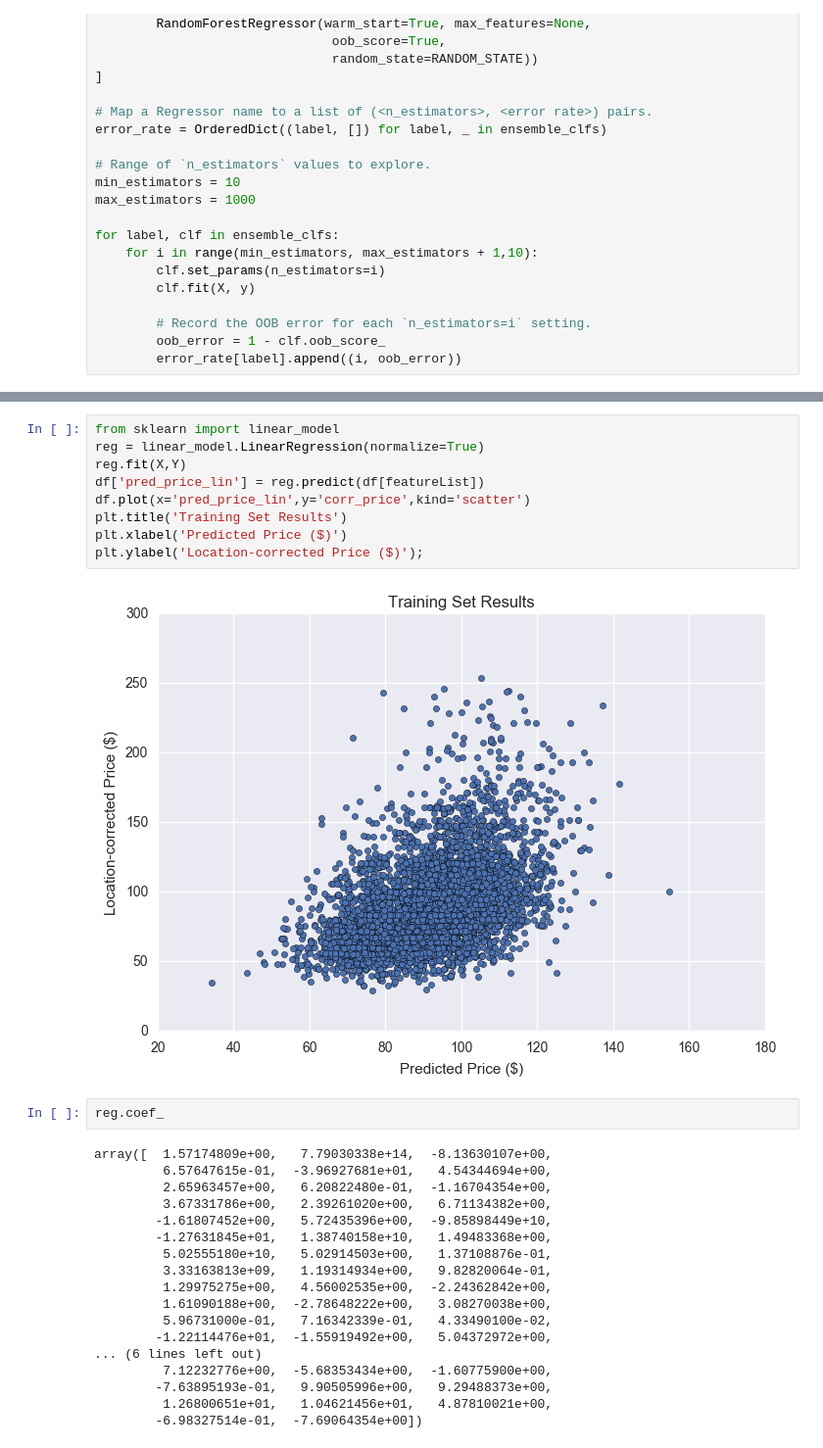
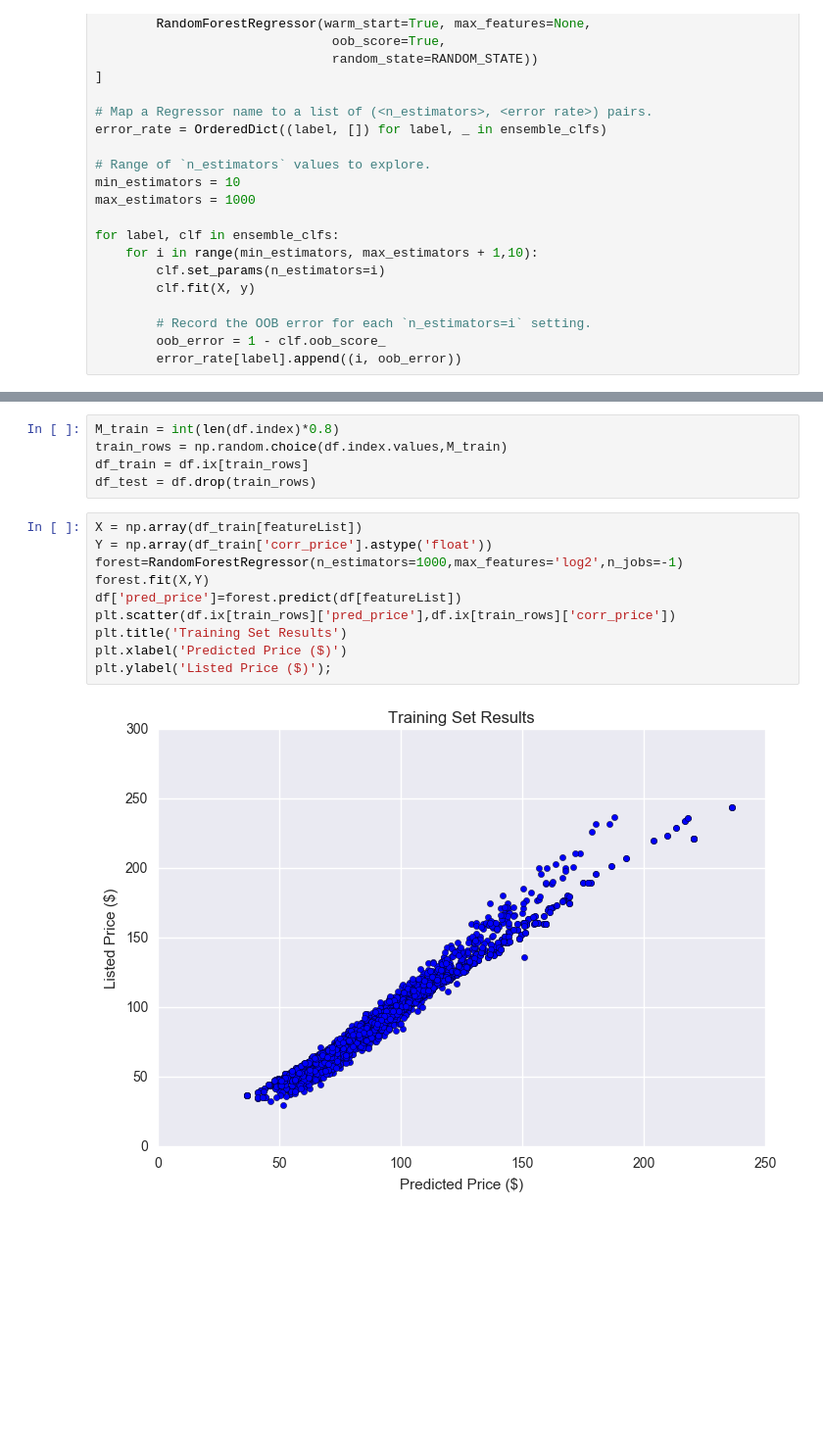
Before and after one commit to btamadio/PricePredictor, a Jupyter notebook: PricePredictor/model_validation.ipynb, the cells around one changed output, grey strips where cells are left out. Shown at 98% size. Saved outputs shown, nothing was run; the diff lists cells and outputs as text; blank space fills up the shorter version.

```diff
--- a/PricePredictor/model_validation.ipynb
+++ b/PricePredictor/model_validation.ipynb
@@ -104,31 +104,17 @@ plt.show()
-# %%
-from sklearn import linear_model
-reg = linear_model.LinearRegression(normalize=True)
-reg.fit(X,Y)
-df['pred_price_lin'] = reg.predict(df[featureList])
-df.plot(x='pred_price_lin',y='corr_price',kind='scatter')
-plt.title('Training Set Results')
-plt.xlabel('Predicted Price ($)')
-plt.ylabel('Location-corrected Price ($)');
-# %% [output]
-[figure, removed]
-# %%
-reg.coef_
-# %% [output]
-array([  1.57174809e+00,   7.79030338e+14,  -8.13630107e+00,
-         6.57647615e-01,  -3.96927681e+01,   4.54344694e+00,
-         2.65963457e+00,   6.20822480e-01,  -1.16704354e+00,
-         3.67331786e+00,   2.39261020e+00,   6.71134382e+00,
-        -1.61807452e+00,   5.72435396e+00,  -9.85898449e+10,
-        -1.27631845e+01,   1.38740158e+10,   1.49483368e+00,
-         5.02555180e+10,   5.02914503e+00,   1.37108876e-01,
-         3.33163813e+09,   1.19314934e+00,   9.82820064e-01,
-         1.29975275e+00,   4.56002535e+00,  -2.24362842e+00,
-         1.61090188e+00,  -2.78648222e+00,   3.08270038e+00,
-         5.96731000e-01,   7.16342339e-01,   4.33490100e-02,
-        -1.22114476e+01,  -1.55919492e+00,   5.04372972e+00,
-... (6 lines left out)
-         7.12232776e+00,  -5.68353434e+00,  -1.60775900e+00,
-        -7.63895193e-01,   9.90505996e+00,   9.29488373e+00,
-         1.26800651e+01,   1.04621456e+01,   4.87810021e+00,
-        -6.98327514e-01,  -7.69064354e+00])
+# %%
+M_train = int(len(df.index)*0.8)
+train_rows = np.random.choice(df.index.values,M_train)
+df_train = df.ix[train_rows]
+df_test = df.drop(train_rows)
+# %%
+X = np.array(df_train[featureList])
+Y = np.array(df_train['corr_price'].astype('float'))
+forest=RandomForestRegressor(n_estimators=1000,max_features='log2',n_jobs=-1)
+forest.fit(X,Y)
+df['pred_price']=forest.predict(df[featureList])
+plt.scatter(df.ix[train_rows]['pred_price'],df.ix[train_rows]['corr_price'])
+plt.title('Training Set Results')
+plt.xlabel('Predicted Price ($)')
+plt.ylabel('Listed Price ($)');
+# %% [output]
+[figure, added]
```
Also changed, not shown: parts of 30 cells of this notebook, 6 other files.
